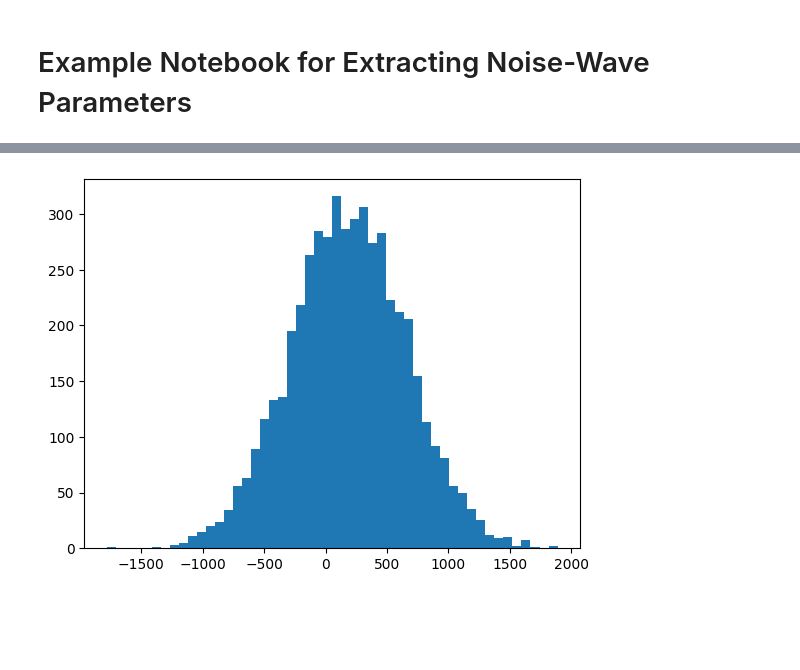
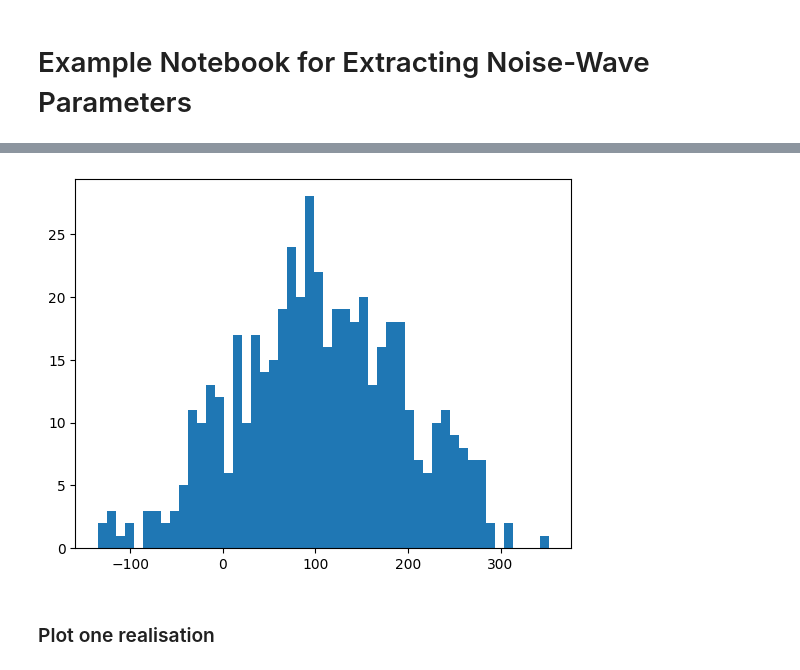
Before and after one commit to RHINO-Experiment/rhino-cal, a Jupyter notebook: nw_example.ipynb, the cells around one changed output, grey strips where cells are left out. Saved outputs shown, nothing was run; the diff lists cells and outputs as text; code cells hidden in the pictures; blank space fills up the shorter version.

```diff
--- a/nw_example.ipynb
+++ b/nw_example.ipynb
@@ -458,11 +426,13 @@ KeyboardInterrupt:
 # %%
 gcr_sol = np.array(simulated_data_handler.gcr_solutions)
 
 import corner
 
-plt.hist(gcr_sol[:,1], bins=50)
+plt.hist(gcr_sol[:,-4], bins=50)
 plt.show()
 # corner.corner(gcr_sol)
 # plt.show()
 # %% [output]
-[figure, old version]
+[figure, new version]
+# %% [markdown]
+### Plot one realisation
```
Also changed, not shown: parts of 12 cells of this notebook, 3 other files.
